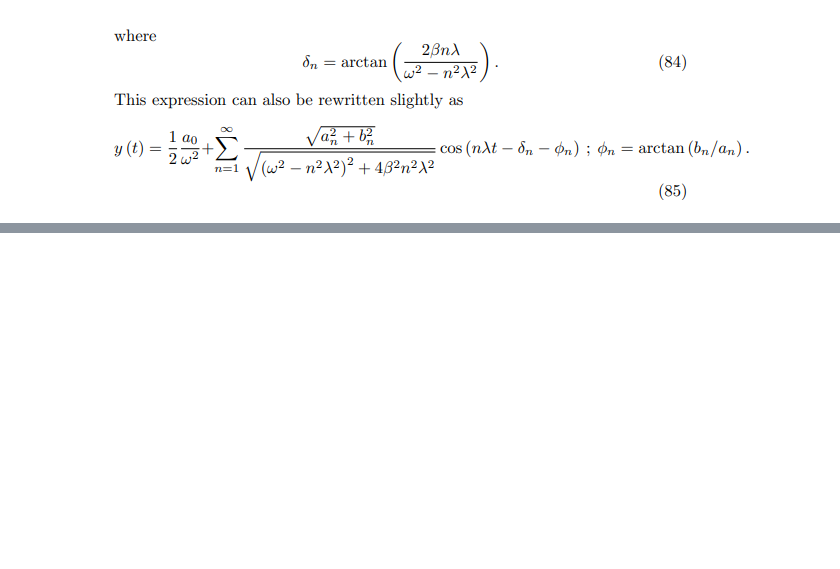
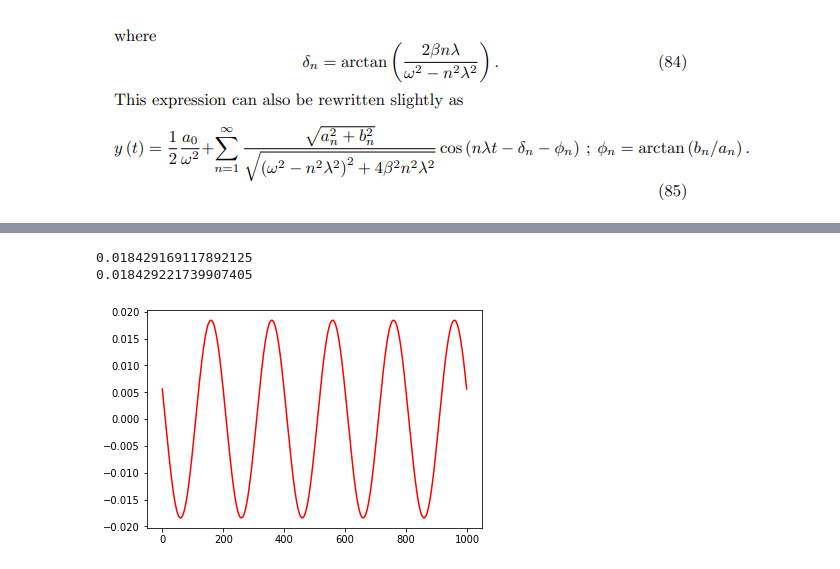
Before and after one commit to 0xDBFB7/covidinator, a Jupyter notebook: documents/pseudo_soliton_simplified.ipynb, the cells around one changed output, grey strips where cells are left out. Cells and saved outputs as stored; diff of their text form; code cells hidden in the pictures; blank space fills up the shorter version.

```diff
--- a/documents/pseudo_soliton_simplified.ipynb
+++ b/documents/pseudo_soliton_simplified.ipynb
@@ -155,0 +224,9 @@ ValueError: operands could not be broadcast together with shapes (98,) (99,) (98
+# %%
+plt.plot(dt[:,50], 'r')
+
+print(np.max(dt[:,50]))
+print(np.max(no_dispersion[:,50]))
+# %% [output]
+0.018429169117892125
+0.018429221739907405
+[figure, added]
```
Also changed, not shown: parts of 7 cells of this notebook, 9 other files.
